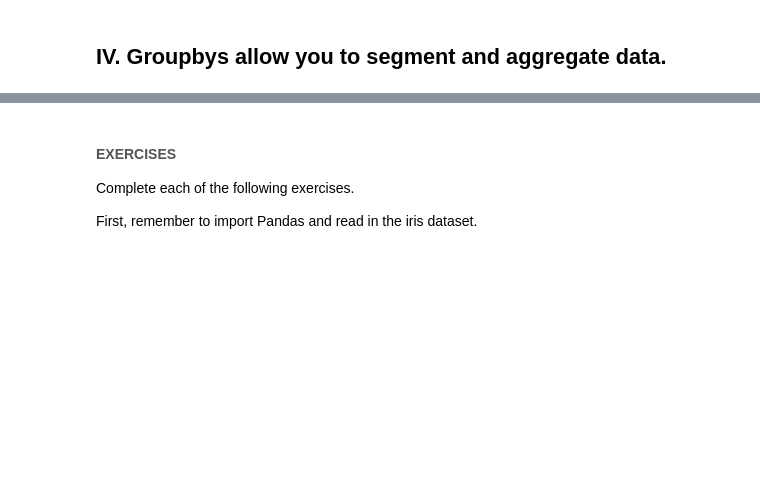
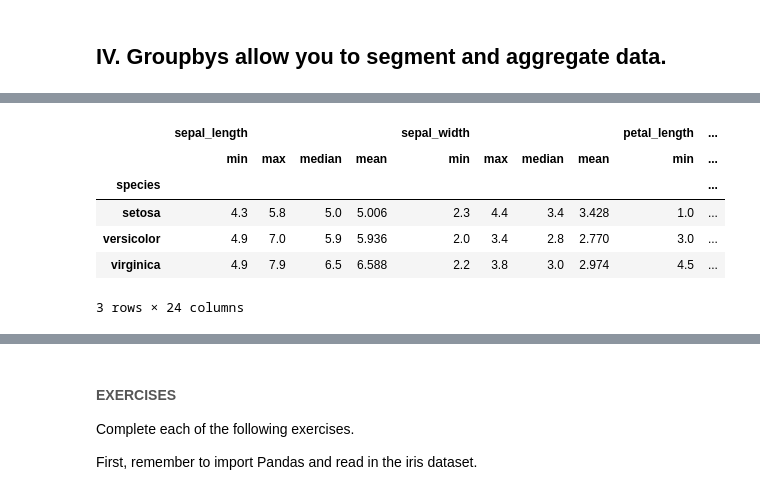
Before and after one commit to tundeiness/secret-agent-bootcamp, a Jupyter notebook: 5 - Workbook - Pandas.ipynb, the cells around one changed output, grey strips where cells are left out. Cells and saved outputs as stored; diff of their text form; code cells hidden in the pictures; blank space fills up the shorter version.

```diff
--- a/5 - Workbook - Pandas.ipynb
+++ b/5 - Workbook - Pandas.ipynb
@@ -20,2 +326,11 @@ Use this space to practice writing and implementing all of the code from Coding
 # %% [markdown]
 ## IV. Groupbys allow you to segment and aggregate data.
+# %%
+# Segmenting and Aggregating Data with Groupby function
+
+# group dataset by specie
+
+specie_group = iris_df.groupby('species')
+
+#find mean of the new dataset
+specie_group.mean()
@@ -21,0 +383,12 @@ Use this space to practice writing and implementing all of the code from Coding
+# %%
+# display min(), max(), median() mean at the same time using agg()
+
+specie_group.agg(['min', 'max', 'median', 'mean'])
+# %% [output]
+|  | sepal_length |  |  |  | sepal_width |  |  |  | petal_length | ... |
+|  | min | max | median | mean | min | max | median | mean | min | ... |
+| species |  |  |  |  |  |  |  |  |  | ... |
+| setosa | 4.3 | 5.8 | 5.0 | 5.006 | 2.3 | 4.4 | 3.4 | 3.428 | 1.0 | ... |
+| versicolor | 4.9 | 7.0 | 5.9 | 5.936 | 2.0 | 3.4 | 2.8 | 2.770 | 3.0 | ... |
+| virginica | 4.9 | 7.9 | 6.5 | 6.588 | 2.2 | 3.8 | 3.0 | 2.974 | 4.5 | ... |
+3 rows × 24 columns
```
Also changed, not shown: parts of 28 cells of this notebook.
